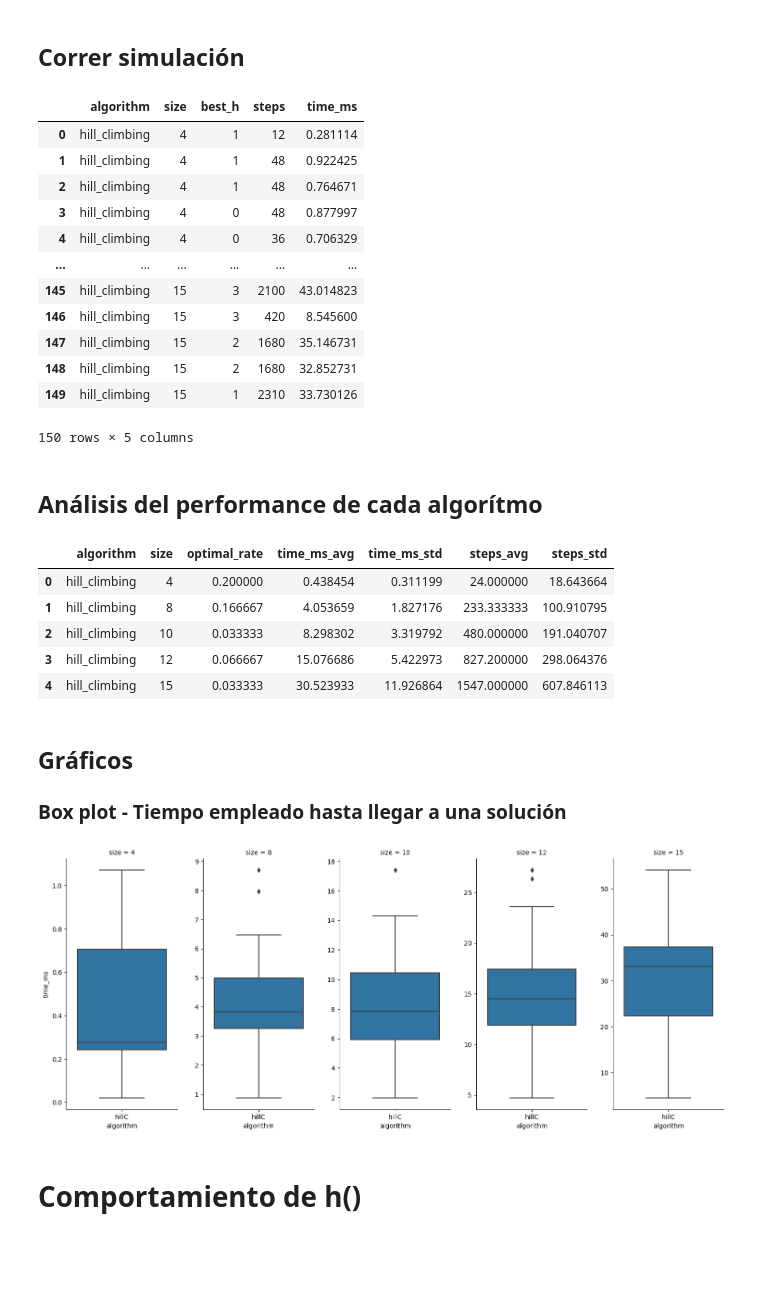
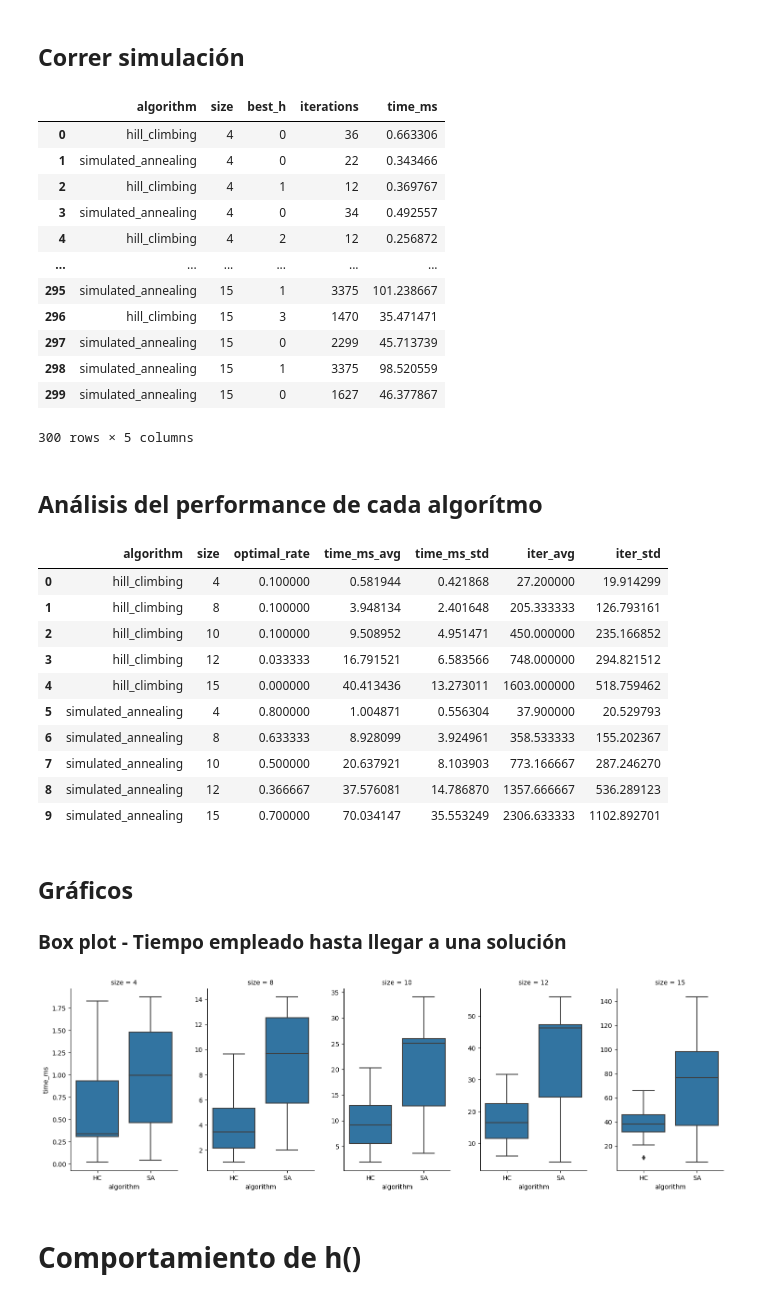
Before and after one commit to LucianoAlbanes/ia-uncuyo-2022, a Jupyter notebook: tp5-busquedas-locales/code/simulation.ipynb, the cells around one changed output. Drawn from its saved outputs; the diff is of its cells as text; code cells hidden in the pictures; blank space fills up the shorter version.

Commit message:
Added: Simulated Annealing

```diff
--- a/tp5-busquedas-locales/code/simulation.ipynb
+++ b/tp5-busquedas-locales/code/simulation.ipynb
@@ -12,11 +13,10 @@ from time import time_ns
 # %% [markdown]
 ## Se llevará a cabo con la siguiente configuración:
 # %%
-algorithms = [NQueens.hill_climbing]
+algorithms = [NQueens.hill_climbing, NQueens.simulated_annealing]
 sizes = [4, 8, 10, 12, 15]
-limit_factor = 100
-iterations = 30
-h_behavior_size = 100
+n_iterations = 30
+iter_limit_pow = 3
 random.seed(42)
 # %% [markdown]
 ---
@@ -31,10 +31,9 @@ def run_simulation(simulations, algorithms, size, limit):
 
     # Run in each agent
     for algorithm in algorithms:
+        # Run agent
         start = time_ns()
-
-        # Run agent
-        best_h, steps, _ = algorithm(copy(base_board), limit)
+        best_h, iterations, _ = algorithm(copy(base_board), limit)
         end = time_ns()
 
         # Append results in the siumlations dict
@@ -42,7 +41,7 @@ def run_simulation(simulations, algorithms, size, limit):
             'algorithm': algorithm.__name__,
             'size': size,
             'best_h': best_h,
-            'steps': steps,
+            'iterations': iterations,
             'time_ms': (end-start)/1e6
         })
 # %%
@@ -53,8 +52,8 @@ with mp.Manager() as manager:
 
     # Test iterations
     for size in sizes:
-        for _ in range(iterations):
-            pool.apply_async(run_simulation, args=(simulations, algorithms, size, size**limit_factor))
+        for _ in range(n_iterations):
+            pool.apply_async(run_simulation, args=(simulations, algorithms, size, size**iter_limit_pow))
 
     # Wait for all threads to finish
     pool.close()
@@ -66,19 +65,19 @@ with mp.Manager() as manager:
 simulations_df.to_csv('simulations.csv')
 simulations_df
 # %% [output]
-|  | algorithm | size | best_h | steps | time_ms |
-| 0 | hill_climbing | 4 | 1 | 12 | 0.281114 |
-| 1 | hill_climbing | 4 | 1 | 48 | 0.922425 |
-| 2 | hill_climbing | 4 | 1 | 48 | 0.764671 |
-| 3 | hill_climbing | 4 | 0 | 48 | 0.877997 |
-| 4 | hill_climbing | 4 | 0 | 36 | 0.706329 |
+|  | algorithm | size | best_h | iterations | time_ms |
+| 0 | hill_climbing | 4 | 0 | 36 | 0.663306 |
+| 1 | simulated_annealing | 4 | 0 | 22 | 0.343466 |
+| 2 | hill_climbing | 4 | 1 | 12 | 0.369767 |
+| 3 | simulated_annealing | 4 | 0 | 34 | 0.492557 |
+| 4 | hill_climbing | 4 | 2 | 12 | 0.256872 |
 | ... | ... | ... | ... | ... | ... |
-| 145 | hill_climbing | 15 | 3 | 2100 | 43.014823 |
-| 146 | hill_climbing | 15 | 3 | 420 | 8.545600 |
-| 147 | hill_climbing | 15 | 2 | 1680 | 35.146731 |
-| 148 | hill_climbing | 15 | 2 | 1680 | 32.852731 |
-| 149 | hill_climbing | 15 | 1 | 2310 | 33.730126 |
+| 295 | simulated_annealing | 15 | 1 | 3375 | 101.238667 |
+| 296 | hill_climbing | 15 | 3 | 1470 | 35.471471 |
+| 297 | simulated_annealing | 15 | 0 | 2299 | 45.713739 |
+| 298 | simulated_annealing | 15 | 1 | 3375 | 98.520559 |
+| 299 | simulated_annealing | 15 | 0 | 1627 | 46.377867 |
-150 rows × 5 columns
+300 rows × 5 columns
 # %% [markdown]
 ## Análisis del performance de cada algorítmo
 # %%
@@ -98,11 +97,11 @@ for algorithm in algorithms:
         samples_list.append({
             'algorithm': algorithm.__name__,
             'size': size,
-            'optimal_rate': optimals / iterations,
+            'optimal_rate': optimals / n_iterations,
             'time_ms_avg': sample_df['time_ms'].mean(),
             'time_ms_std': sample_df['time_ms'].std(),
-            'steps_avg': sample_df['steps'].mean(),
-            'steps_std': sample_df['steps'].std()
+            'iter_avg': sample_df['iterations'].mean(),
+            'iter_std': sample_df['iterations'].std()
         })
 
 # Print table
@@ -110,26 +109,31 @@ samples_df = pd.DataFrame(samples_list)
 samples_df.to_csv('samples.csv')
 samples_df
 # %% [output]
-|  | algorithm | size | optimal_rate | time_ms_avg | time_ms_std | steps_avg | steps_std |
-| 0 | hill_climbing | 4 | 0.200000 | 0.438454 | 0.311199 | 24.000000 | 18.643664 |
-| 1 | hill_climbing | 8 | 0.166667 | 4.053659 | 1.827176 | 233.333333 | 100.910795 |
-| 2 | hill_climbing | 10 | 0.033333 | 8.298302 | 3.319792 | 480.000000 | 191.040707 |
-| 3 | hill_climbing | 12 | 0.066667 | 15.076686 | 5.422973 | 827.200000 | 298.064376 |
-| 4 | hill_climbing | 15 | 0.033333 | 30.523933 | 11.926864 | 1547.000000 | 607.846113 |
+|  | algorithm | size | optimal_rate | time_ms_avg | time_ms_std | iter_avg | iter_std |
+| 0 | hill_climbing | 4 | 0.100000 | 0.581944 | 0.421868 | 27.200000 | 19.914299 |
+| 1 | hill_climbing | 8 | 0.100000 | 3.948134 | 2.401648 | 205.333333 | 126.793161 |
+| 2 | hill_climbing | 10 | 0.100000 | 9.508952 | 4.951471 | 450.000000 | 235.166852 |
+| 3 | hill_climbing | 12 | 0.033333 | 16.791521 | 6.583566 | 748.000000 | 294.821512 |
+| 4 | hill_climbing | 15 | 0.000000 | 40.413436 | 13.273011 | 1603.000000 | 518.759462 |
+| 5 | simulated_annealing | 4 | 0.800000 | 1.004871 | 0.556304 | 37.900000 | 20.529793 |
+| 6 | simulated_annealing | 8 | 0.633333 | 8.928099 | 3.924961 | 358.533333 | 155.202367 |
+| 7 | simulated_annealing | 10 | 0.500000 | 20.637921 | 8.103903 | 773.166667 | 287.246270 |
+| 8 | simulated_annealing | 12 | 0.366667 | 37.576081 | 14.786870 | 1357.666667 | 536.289123 |
+| 9 | simulated_annealing | 15 | 0.700000 | 70.034147 | 35.553249 | 2306.633333 | 1102.892701 |
 # %% [markdown]
 ## Gráficos
 ### Box plot - Tiempo empleado hasta llegar a una solución
 # %%
 %matplotlib inline
 
 grid1 = sns.FacetGrid(data=simulations_df, col='size', sharey=False)
 grid1.map(sns.boxplot, 'algorithm', 'time_ms', order= [x.__name__ for x in algorithms])
-grid1.set_xticklabels(['hillC'])
+grid1.set_xticklabels(['HC', 'SA'])
 
-grid1.fig.subplots_adjust(top=2)
+grid1.fig.subplots_adjust(top=1.5)
 grid1.savefig('time_by_algorithm.svg')
 # %% [output]
-[figure, old version]
+[figure, new version]
 # %% [markdown]
 
 # Comportamiento de h()
```
Also changed, not shown: parts of 8 cells of this notebook, 3 other files.
